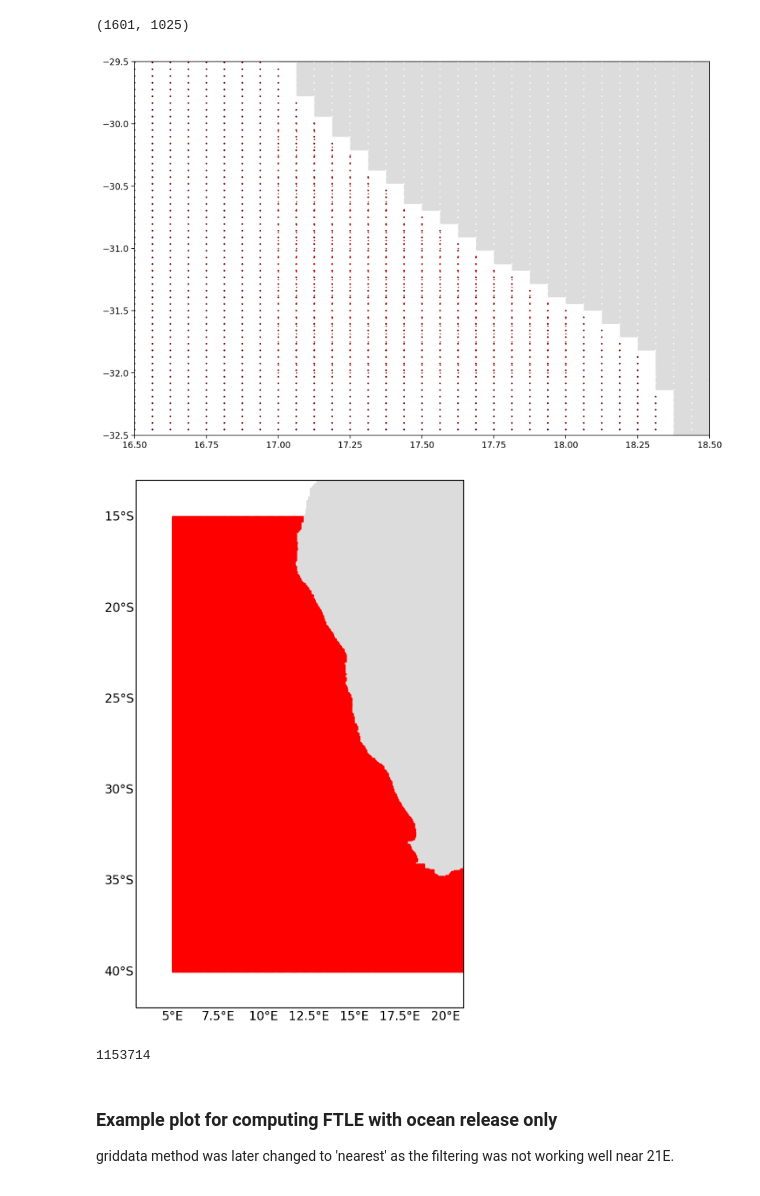
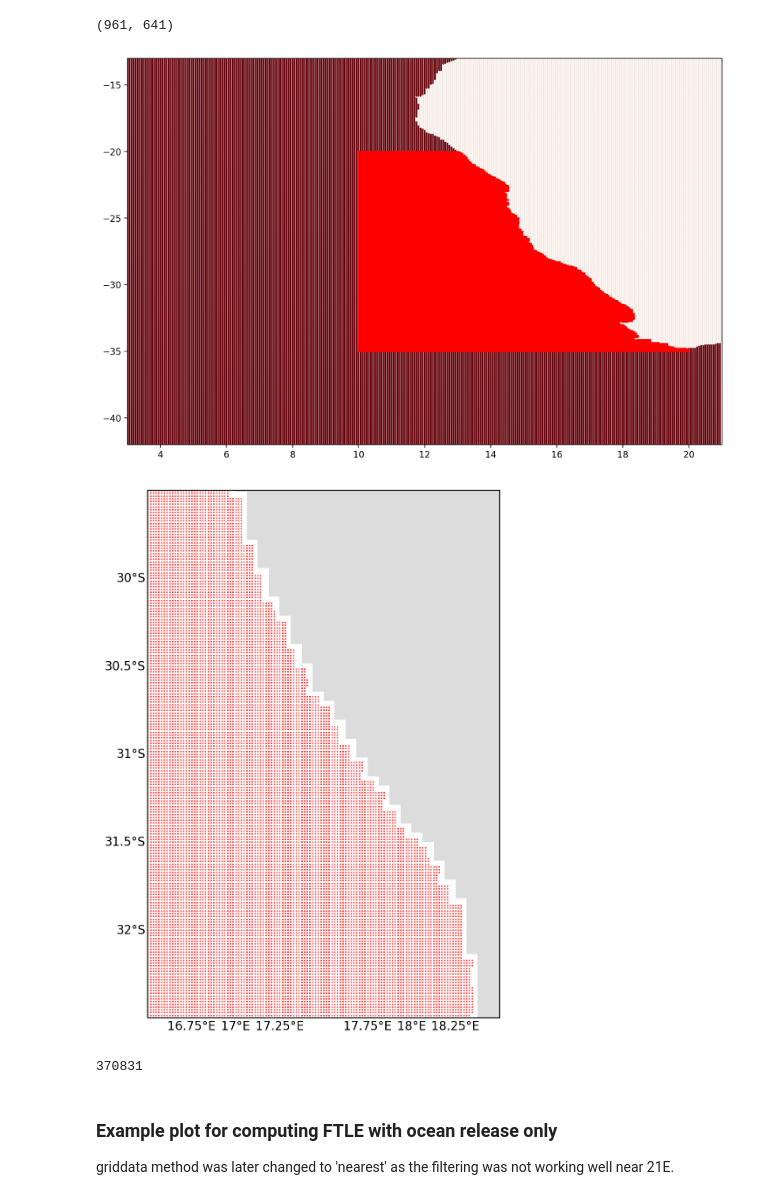
Before and after one commit to OceanParcels/atlanteco_plankton_plastic_nutrients_dispersion, a Jupyter notebook: src/processing/extract_Benguela_region.ipynb, the cells around one changed output. Cells and saved outputs as stored; diff of their text form; code cells hidden in the pictures.

```diff
--- a/src/processing/extract_Benguela_region.ipynb
+++ b/src/processing/extract_Benguela_region.ipynb
@@ -15,25 +16,32 @@ mask_lon = mask_ds['glamf'].values
 mask_lat = mask_ds['gphif'].values
 mask_land = mask_ds['tmask'].values
 # %%
-left_lon = 5
-right_lon = 21
-top_lat = -15
-bottom_lat = -40
+# Only upweeling region: (961, 641), 0.0625/4: #n: 370831
+left_lon = 10.0
+right_lon = 20.0
+top_lat = -20
+bottom_lat = -35
+
+# extra region- FTLE: (1601, 1025), 0.0625/4 #n 1m
+# left_lon = 5
+# right_lon = 21
+# top_lat = -15
+# bottom_lat = -40
 # Test region :
 # left_lon = 17
 # right_lon = 18
 # top_lat = -30
 # bottom_lat = -32
 
-delta = 0.0625/4  # divided by 4 (1601, 1025) n=1,161,543(linear, but particles near 21E), 1,153,714(nearest) and without (401, 257) n=72,842
-# delta = 0.25
+delta = 0.0625/4  # divided by 4 (1601, 1025)
+# n=1,161,543(linear, but particles near 21E), 1,153,714(nearest) and without (401, 257) n=72,842
 
 lons = np.arange(left_lon, right_lon + delta, delta)
 lats = np.arange(bottom_lat, top_lat + delta, delta)
 regions_lons, regions_lats = np.meshgrid(lons, lats)
 print(regions_lons.shape)
 # %% [output]
-(1601, 1025)
+(961, 641)
 # %%
 points = list(zip(regions_lons.flatten(), regions_lats.flatten()))
 release_lons, release_lats = zip(*points)
@@ -67,40 +77,40 @@ ax.set_ylim(-42,-13)
 ax.scatter(ocean_lons, ocean_lats, s=0.3, c="red")
 plt.show()
 # %% [output]
-[figure, old version]
+[figure, new version]
 # %%
 custom_size=10
 fig = plt.figure(figsize=(12,8), dpi=200)
 ax = plt.axes(projection=ccrs.PlateCarree())
 gl = ax.gridlines(draw_labels=True)
 gl.xlines = False
 gl.ylines = False
 gl.top_labels = False
 gl.right_labels = False
 gl.xlabel_style = {'size': custom_size, 'color': 'k'}
 gl.ylabel_style = {'size': custom_size, 'color': 'k'}
 colormap = clr.ListedColormap(['gainsboro', 'white'])
 
 # Near Amazon river- 4-5 month simulations
 ax.pcolormesh(mask_lon[0, 1249:1750, 1499:], mask_lat[0, 1249:1750, 1499:], mask_land[0,0, 1250:1750, 1500:], cmap=colormap)
 # ax.pcolormesh(mask_lon[0, :, :], mask_lat[0, :, :], mask_land[0,0, 1:, 1:], cmap=colormap)
 
 # ax.scatter(mask_lon[0, 1249:1750, 1499:], mask_lat[0, 1249:1750, 1499:],marker='X',s=0.3, c='red')
 # ax.scatter(mask_lon[0, :, :], mask_lat[0, :, :], c=mask_land[0,0, :, :], cmap=plt.cm.Reds, s=0.5)
 # ax.scatter(mask_lon[0, :, :], mask_lat[0, :, :],marker='X',s=0.3, c='red')
 
 ocean_lons = regions_lons[bool_mask]
 ocean_lats = regions_lats[bool_mask]
-ax.set_xlim(3,21)
-ax.set_ylim(-42,-13)
-# ax.set_xlim(16.5,18.5)
-# ax.set_ylim(-32.5,-29.5)
+# ax.set_xlim(3,21)
+# ax.set_ylim(-42,-13)
+ax.set_xlim(16.5,18.5)
+ax.set_ylim(-32.5,-29.5)
 ax.scatter(ocean_lons, ocean_lats, s=0.1, c="red")
 plt.show()
 # %% [output]
-[figure, old version]
+[figure, new version]
 # %%
 len(ocean_lons)
 # %% [output]
-1153714
+370831
 # %%
```
Also changed, not shown: parts of 4 cells of this notebook, 8 other files.
